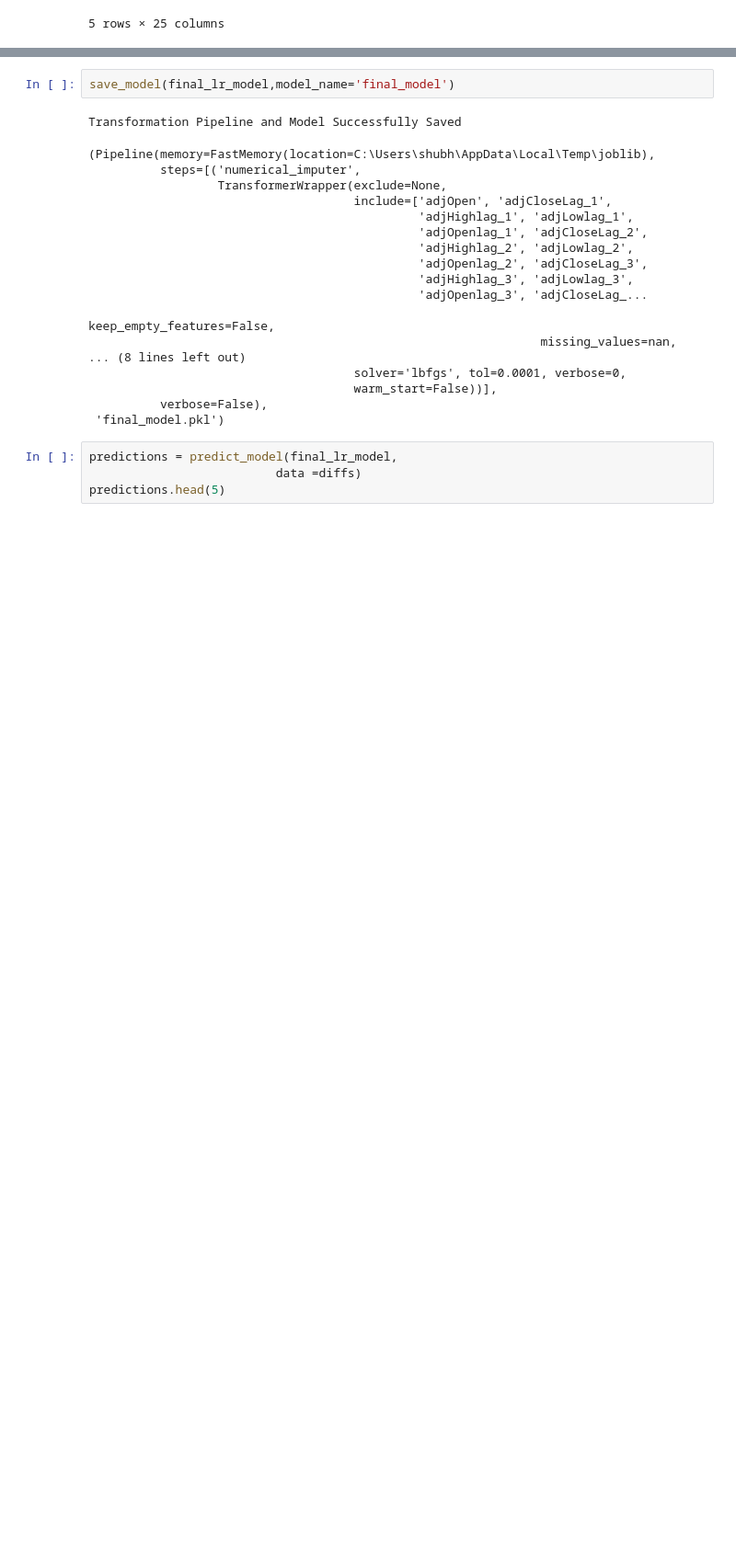
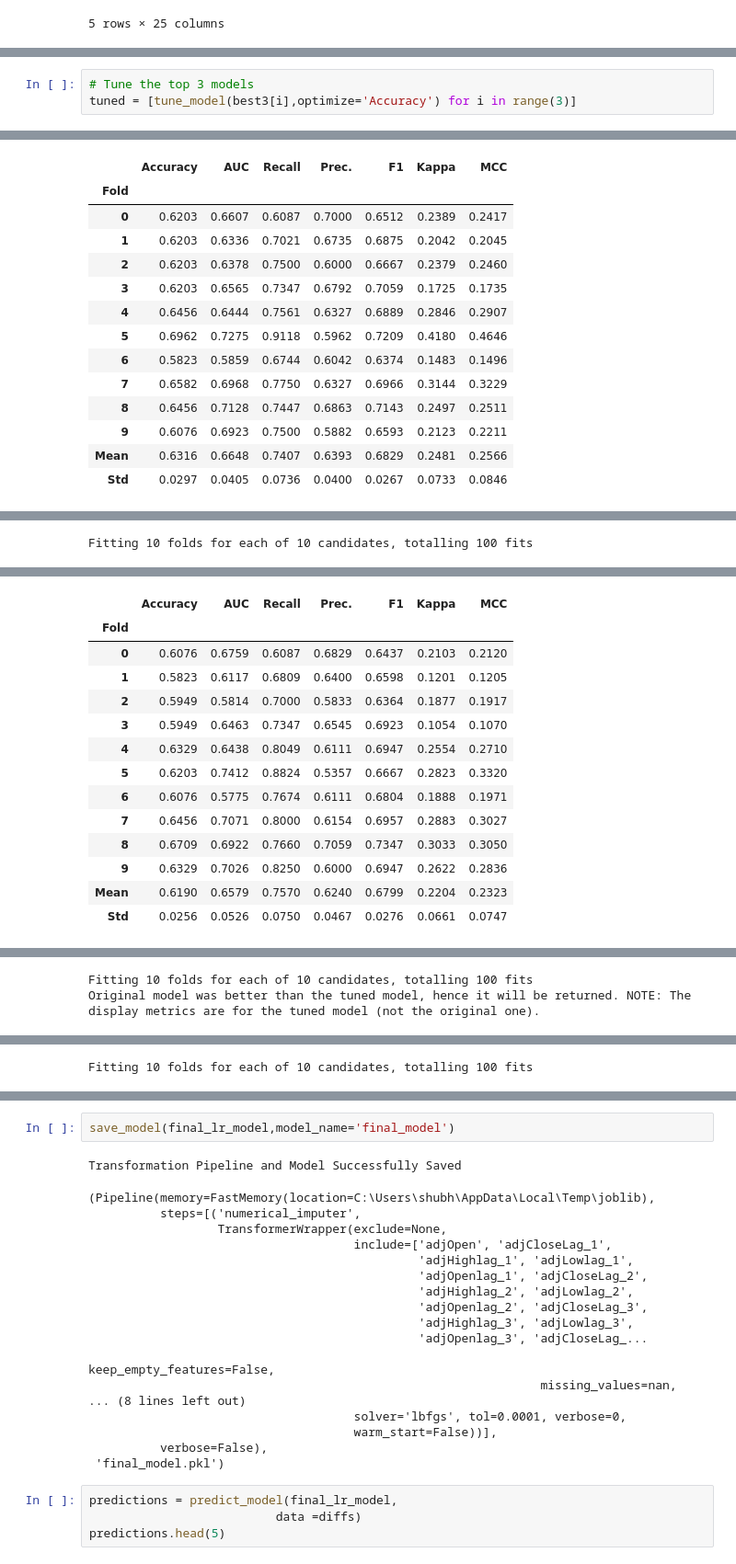
Before and after one commit to jdolinsky/project_4, a Jupyter notebook: pycaret_model.ipynb, the cells around one changed output, grey strips where cells are left out. Shown at 92% size. Saved outputs shown, nothing was run; the diff lists cells and outputs as text; blank space fills up the shorter version.

```diff
--- a/pycaret_model.ipynb
+++ b/pycaret_model.ipynb
@@ -296 +296,5 @@ top5 = compare_models(n_select=5)
 [interactive output not drawn]
+# %%
+# Tune the top 3 models
+tuned = [tune_model(best3[i],optimize='Accuracy') for i in range(3)]
+# %% [output]
@@ -296,0 +302,14 @@ top5 = compare_models(n_select=5)
+|  | Accuracy | AUC | Recall | Prec. | F1 | Kappa | MCC |
+| Fold |  |  |  |  |  |  |  |
+| 0 | 0.6203 | 0.6607 | 0.6087 | 0.7000 | 0.6512 | 0.2389 | 0.2417 |
+| 1 | 0.6203 | 0.6336 | 0.7021 | 0.6735 | 0.6875 | 0.2042 | 0.2045 |
+| 2 | 0.6203 | 0.6378 | 0.7500 | 0.6000 | 0.6667 | 0.2379 | 0.2460 |
+| 3 | 0.6203 | 0.6565 | 0.7347 | 0.6792 | 0.7059 | 0.1725 | 0.1735 |
+| 4 | 0.6456 | 0.6444 | 0.7561 | 0.6327 | 0.6889 | 0.2846 | 0.2907 |
+| 5 | 0.6962 | 0.7275 | 0.9118 | 0.5962 | 0.7209 | 0.4180 | 0.4646 |
+| 6 | 0.5823 | 0.5859 | 0.6744 | 0.6042 | 0.6374 | 0.1483 | 0.1496 |
+| 7 | 0.6582 | 0.6968 | 0.7750 | 0.6327 | 0.6966 | 0.3144 | 0.3229 |
+| 8 | 0.6456 | 0.7128 | 0.7447 | 0.6863 | 0.7143 | 0.2497 | 0.2511 |
+| 9 | 0.6076 | 0.6923 | 0.7500 | 0.5882 | 0.6593 | 0.2123 | 0.2211 |
+| Mean | 0.6316 | 0.6648 | 0.7407 | 0.6393 | 0.6829 | 0.2481 | 0.2566 |
+| Std | 0.0297 | 0.0405 | 0.0736 | 0.0400 | 0.0267 | 0.0733 | 0.0846 |
@@ -296,0 +317 @@ top5 = compare_models(n_select=5)
+Fitting 10 folds for each of 10 candidates, totalling 100 fits
@@ -296,0 +319,14 @@ top5 = compare_models(n_select=5)
+|  | Accuracy | AUC | Recall | Prec. | F1 | Kappa | MCC |
+| Fold |  |  |  |  |  |  |  |
+| 0 | 0.6076 | 0.6759 | 0.6087 | 0.6829 | 0.6437 | 0.2103 | 0.2120 |
+| 1 | 0.5823 | 0.6117 | 0.6809 | 0.6400 | 0.6598 | 0.1201 | 0.1205 |
+| 2 | 0.5949 | 0.5814 | 0.7000 | 0.5833 | 0.6364 | 0.1877 | 0.1917 |
+| 3 | 0.5949 | 0.6463 | 0.7347 | 0.6545 | 0.6923 | 0.1054 | 0.1070 |
+| 4 | 0.6329 | 0.6438 | 0.8049 | 0.6111 | 0.6947 | 0.2554 | 0.2710 |
+| 5 | 0.6203 | 0.7412 | 0.8824 | 0.5357 | 0.6667 | 0.2823 | 0.3320 |
+| 6 | 0.6076 | 0.5775 | 0.7674 | 0.6111 | 0.6804 | 0.1888 | 0.1971 |
+| 7 | 0.6456 | 0.7071 | 0.8000 | 0.6154 | 0.6957 | 0.2883 | 0.3027 |
+| 8 | 0.6709 | 0.6922 | 0.7660 | 0.7059 | 0.7347 | 0.3033 | 0.3050 |
+| 9 | 0.6329 | 0.7026 | 0.8250 | 0.6000 | 0.6947 | 0.2622 | 0.2836 |
+| Mean | 0.6190 | 0.6579 | 0.7570 | 0.6240 | 0.6799 | 0.2204 | 0.2323 |
+| Std | 0.0256 | 0.0526 | 0.0750 | 0.0467 | 0.0276 | 0.0661 | 0.0747 |
@@ -296,0 +334,2 @@ top5 = compare_models(n_select=5)
+Fitting 10 folds for each of 10 candidates, totalling 100 fits
+Original model was better than the tuned model, hence it will be returned. NOTE: The display metrics are for the tuned model (not the original one).
@@ -296,0 +352 @@ top5 = compare_models(n_select=5)
+Fitting 10 folds for each of 10 candidates, totalling 100 fits
```
Also changed, not shown: parts of 23 cells of this notebook.
